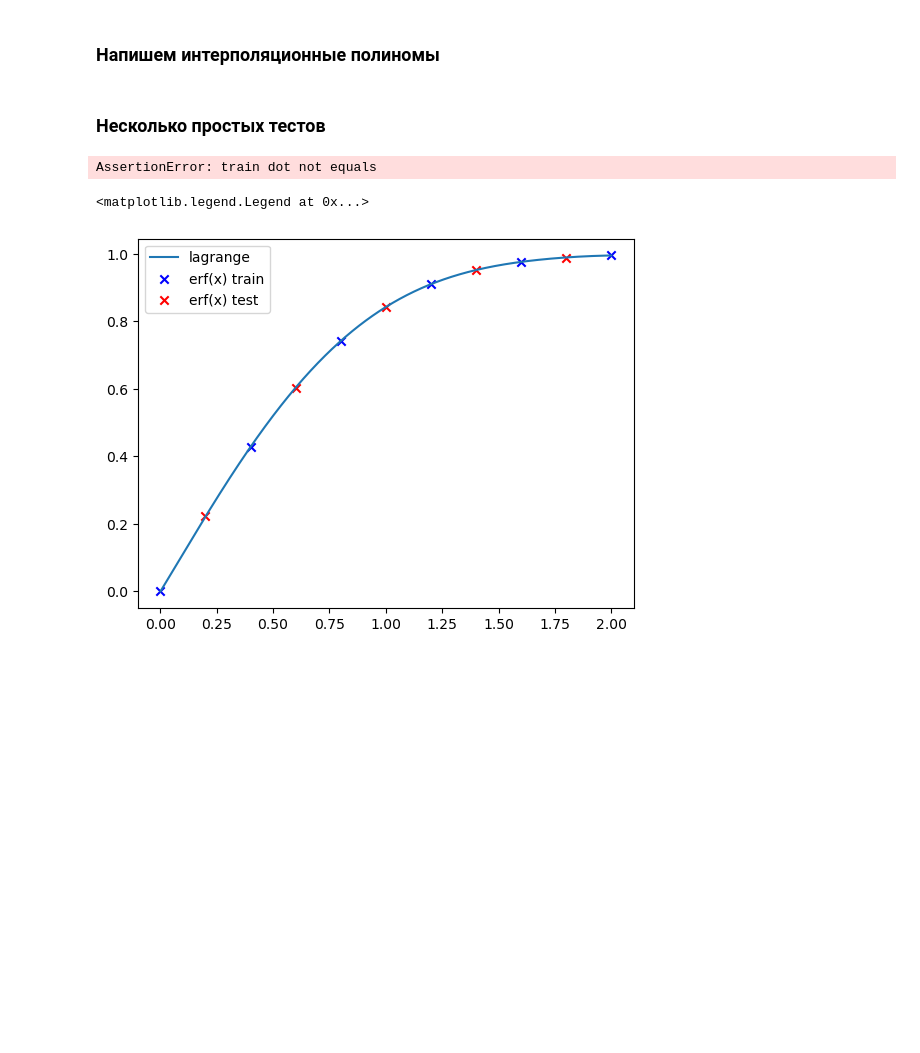
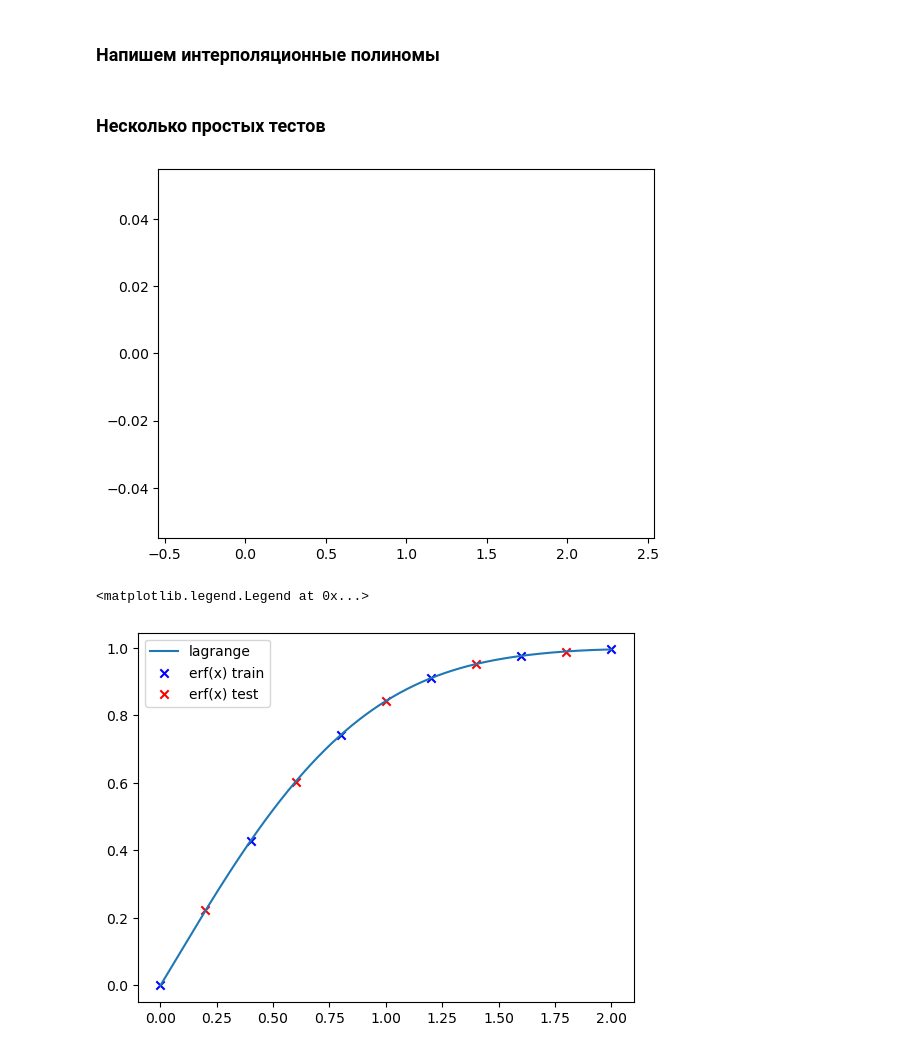
Before and after one commit to rokokol/numeric_analisys_01, a Jupyter notebook: lab.ipynb, the cells around one changed output. Drawn from its saved outputs; the diff is of its cells as text; code cells hidden in the pictures; blank space fills up the shorter version.

```diff
--- a/lab.ipynb
+++ b/lab.ipynb
@@ -75,9 +75,12 @@ def lagrange(x, dots=train_dots, indices=indices[::2]):
 # %% [markdown]
 ### Несколько простых тестов
 # %%
-assert abs(lagrange(indices[3]) - dots[3]) < 1e-6, "train dot not equals"
+delta = [abs(train_dots[i] - lagrange(indices[2 * i])) for i in range(len(train_dots))]
+plt.bar(indices[::2], delta, label='lagrange')
+
+assert max(delta) < 1e-6, "train dot not equals"
 # %% [output]
-AssertionError: train dot not equals
+[figure, added]
 # %%
 axis = np.linspace(a, b, 1000)
 polynom_res = [lagrange(x) for x in axis]
```
Also changed, not shown: parts of 1 cell of this notebook.
